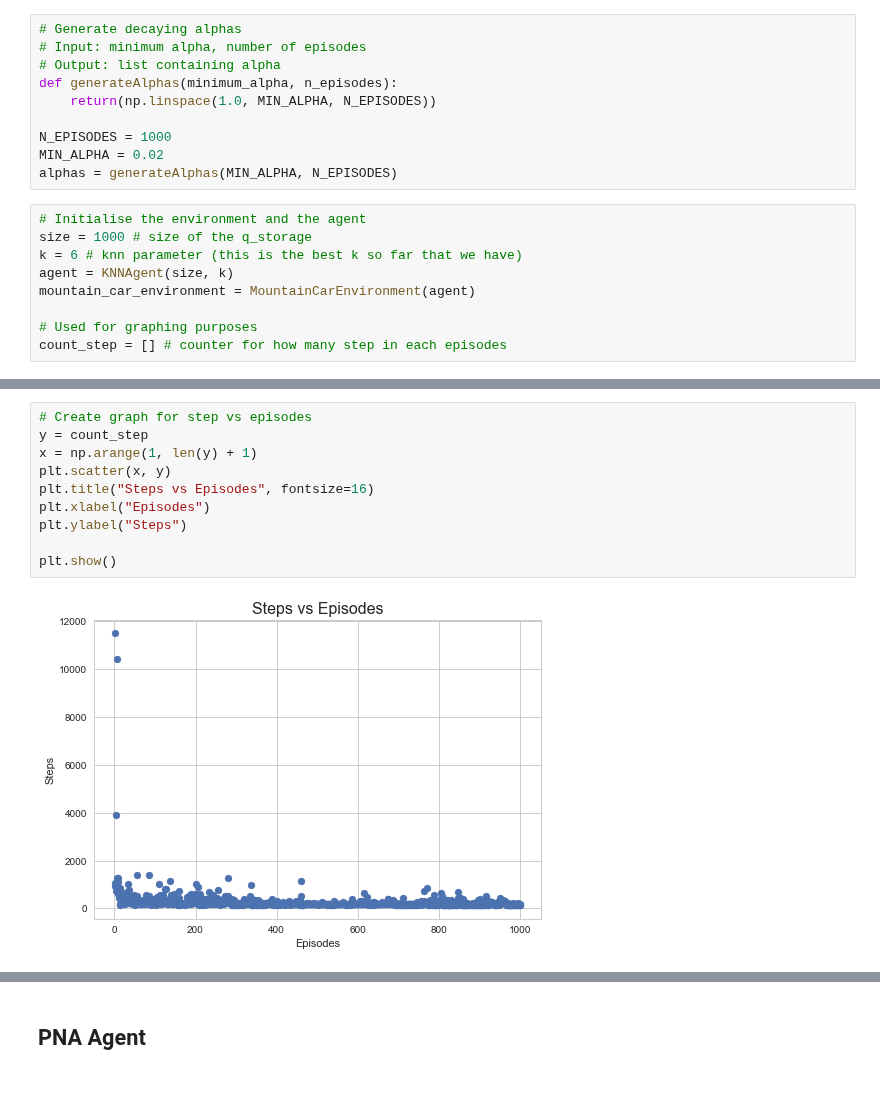
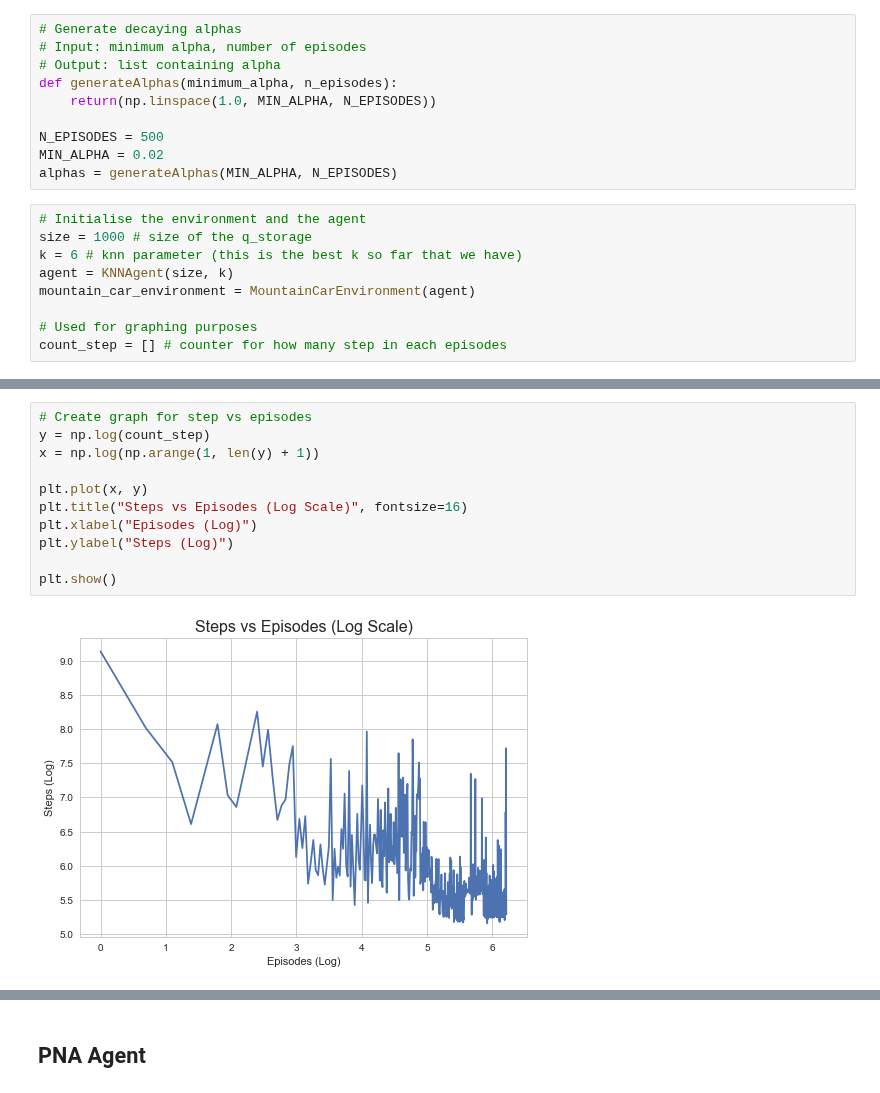
Before and after one commit to maleakhiw/Pessimistic-Neighbourhood-Aggregation-for-States-in-Reinforcement-Learning, a Jupyter notebook: PNA.ipynb, the cells around one changed output, grey strips where cells are left out. Drawn from its saved outputs; the diff is of its cells as text.

```diff
--- a/PNA.ipynb
+++ b/PNA.ipynb
@@ -321,7 +321,7 @@ Apart from handling agent-environment interaction, main function also responsibl
 def generateAlphas(minimum_alpha, n_episodes):
     return(np.linspace(1.0, MIN_ALPHA, N_EPISODES))
 
-N_EPISODES = 1000
+N_EPISODES = 500
 MIN_ALPHA = 0.02
 alphas = generateAlphas(MIN_ALPHA, N_EPISODES)
 # %%
@@ -389,12 +389,13 @@ for i in range(training_iteration):
 # %%
 # Create graph for step vs episodes
-y = count_step
-x = np.arange(1, len(y) + 1)
-plt.scatter(x, y)
-plt.title("Steps vs Episodes", fontsize=16)
-plt.xlabel("Episodes")
-plt.ylabel("Steps")
+y = np.log(count_step)
+x = np.log(np.arange(1, len(y) + 1))
+
+plt.plot(x, y)
+plt.title("Steps vs Episodes (Log Scale)", fontsize=16)
+plt.xlabel("Episodes (Log)")
+plt.ylabel("Steps (Log)")
 
 plt.show()
 # %% [output]
-[figure, old version]
+[figure, new version]
```
Also changed, not shown: parts of 11 cells of this notebook, 1 other file.
